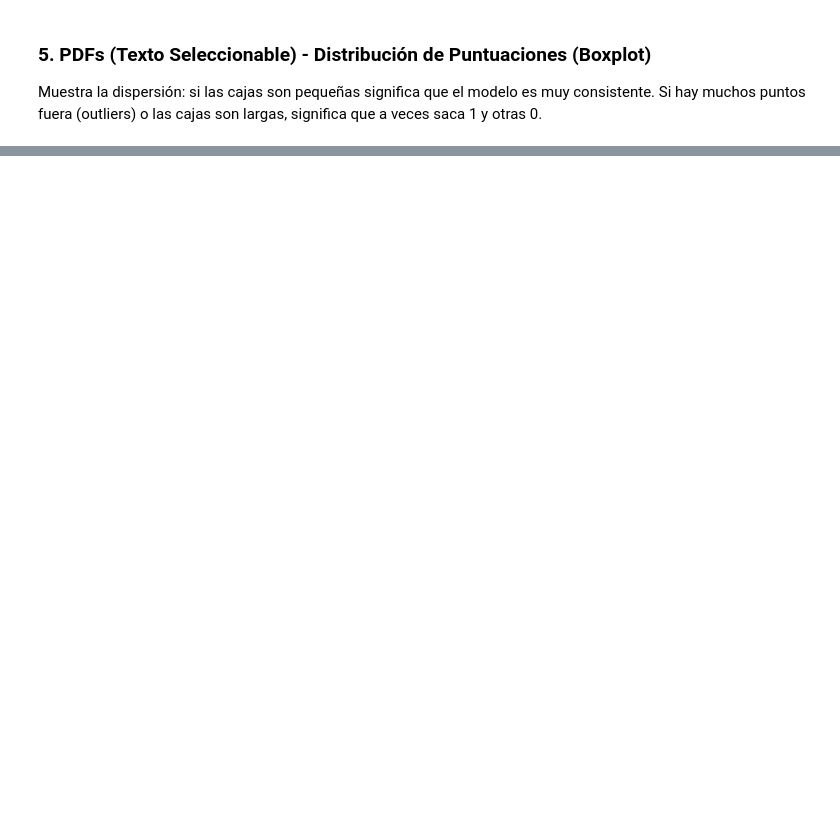
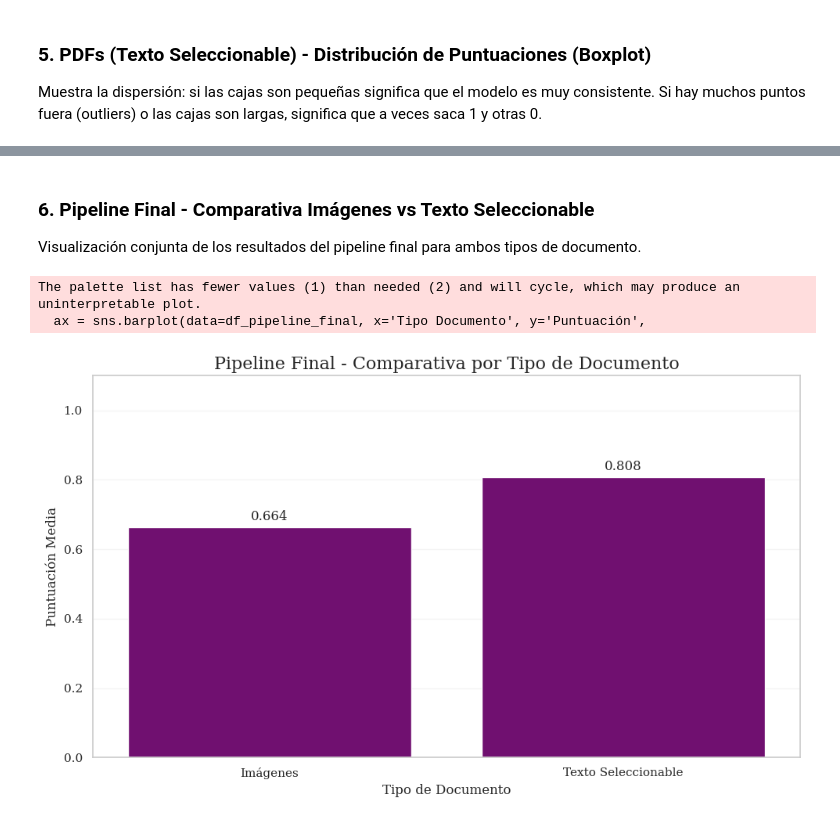
Before and after one commit to MartaGijon/DatosTFM, a Jupyter notebook: Visualizacion_Final.ipynb, the cells around one changed output, grey strips where cells are left out. Drawn from its saved outputs; the diff is of its cells as text; code cells hidden in the pictures; blank space fills up the shorter version.

```diff
--- a/Visualizacion_Final.ipynb
+++ b/Visualizacion_Final.ipynb
@@ -183,0 +184,64 @@ else:
+# %% [markdown]
+### 6. Pipeline Final - Comparativa Imágenes vs Texto Seleccionable
+Visualización conjunta de los resultados del pipeline final para ambos tipos de documento.
+# %%
+# Preparar datos para el gráfico combinado
+pipeline_final_data = []
+
+# Obtener resultados de MinerU + header para imágenes
+if not df_images.empty:
+    mineru_header_images = df_images[df_images['Metodo'] == 'MinerU + header'].copy()
+    if not mineru_header_images.empty:
+        avg_score_images = mineru_header_images['Puntuación'].mean()
+        pipeline_final_data.append({
+            'Tipo Documento': 'Imágenes',
+            'Metodo': 'Pipeline final (MinerU + header)',
+            'Puntuación': avg_score_images
+        })
+
+# Obtener resultados de PyMuPDF + header para PDFs
+if not df_pdfs.empty:
+    pymupdf_header_pdfs = df_pdfs[df_pdfs['Metodo'] == 'PyMuPDF + header'].copy()
+    if not pymupdf_header_pdfs.empty:
+        avg_score_pdfs = pymupdf_header_pdfs['Puntuación'].mean()
+        pipeline_final_data.append({
+            'Tipo Documento': 'Texto Seleccionable',
+            'Metodo': 'Pipeline final (PyMuPDF + header)',
+            'Puntuación': avg_score_pdfs
+        })
+
+# Crear DataFrame con los datos del pipeline final
+if pipeline_final_data:
+    df_pipeline_final = pd.DataFrame(pipeline_final_data)
+
+    # Crear gráfico combinado
+    plt.figure(figsize=(10, 6))
+
+    # Color morado para el pipeline final
+    purple_color = '#800080'
+
+    ax = sns.barplot(data=df_pipeline_final, x='Tipo Documento', y='Puntuación',
+                     hue='Metodo', palette=[purple_color], dodge=False, legend=False)
+
+    plt.title('Pipeline Final - Comparativa por Tipo de Documento', fontsize=16)
+    plt.xlabel('Tipo de Documento', fontsize=12)
+    plt.ylabel('Puntuación Media', fontsize=12)
+
+    ax.grid(axis='y', alpha=0.2)
+
+    # Añadir etiquetas con los valores
+    for p in ax.patches:
+        height = p.get_height()
+        plt.text(p.get_x() + p.get_width()/2., height + 0.01,
+                '{:1.3f}'.format(height), ha="center", va="bottom")
+
+    plt.ylim(0, 1.1)
+    plt.tight_layout()
+    plt.savefig('graficas/pipeline_final.png', dpi=300, bbox_inches='tight')
+    plt.show()
+else:
+    print("No hay datos del pipeline final para visualizar.")
+# %% [output]
+The palette list has fewer values (1) than needed (2) and will cycle, which may produce an uninterpretable plot.
+  ax = sns.barplot(data=df_pipeline_final, x='Tipo Documento', y='Puntuación',
+[figure, added]
```
Also changed, not shown: parts of 5 cells of this notebook, 19 other files.
